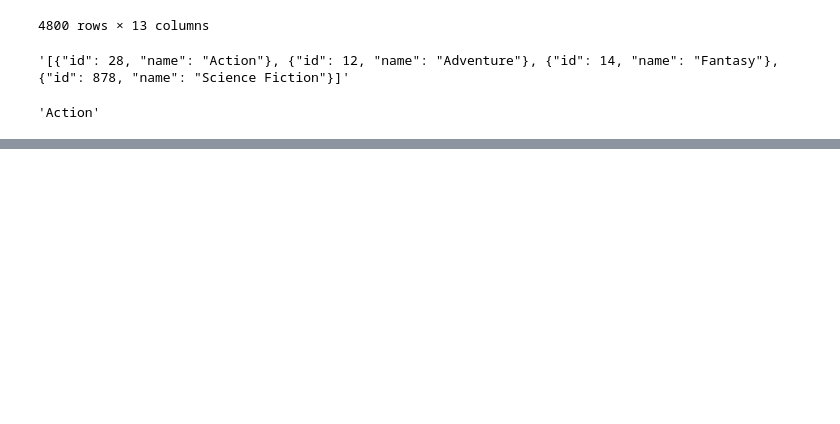
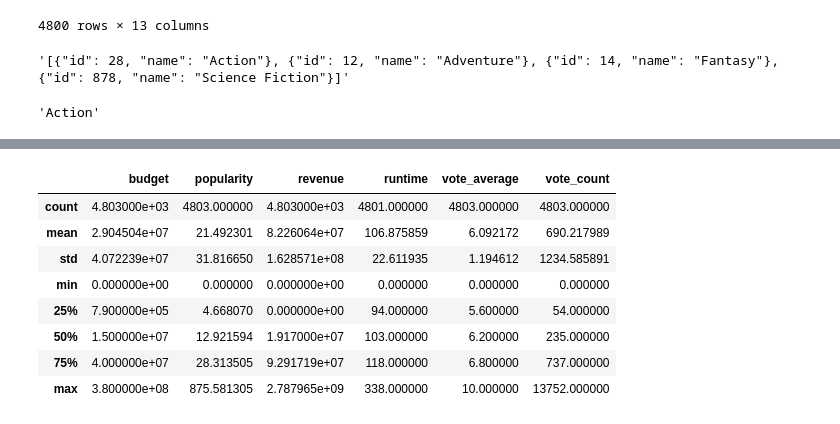
Before and after one commit to rafaelladuarte/film_rating_exploratory_analysis, a Jupyter notebook: analysis_tmdb.ipynb, the cells around one changed output, grey strips where cells are left out. Saved outputs shown, nothing was run; the diff lists cells and outputs as text; code cells hidden in the pictures; blank space fills up the shorter version.

Commit message:
finish treatment tmbd

```diff
--- a/analysis_tmdb.ipynb
+++ b/analysis_tmdb.ipynb
@@ -139,0 +160,3 @@ get_main_genre('[]')
+# %%
+df_tmbd["main_genre"] = df_tmbd["genres"].apply(lambda x: get_main_column(x))
+df_tmbd["main_genre"]
@@ -140,4 +176,4 @@ get_main_genre('[]')
 # %%
-df_tmbd["main_genre"] = df_tmbd["genres"].apply(lambda x: get_main_genre(x))
-df_tmbd["main_genre"]
+df_tmbd["main_company"] = df_tmbd["production_companies"].apply(lambda x: get_main_column(x))
+df_tmbd["main_company"]
 # %% [output]
@@ -166,0 +192,3 @@ df_tmbd["production_companies"][0]
+# %%
+df_tmbd["main_country"] = df_tmbd["production_countries"].apply(lambda x: get_main_column(x))
+df_tmbd["main_country"]
@@ -166,0 +215,2 @@ df_tmbd["production_companies"][0]
+# %%
+df_tmbd["year"] = df_tmbd["release_date"].str.split(pat="-",expand = True)[0]
@@ -166,0 +265,12 @@ df_tmbd["production_companies"][0]
+# %%
+df_tmbd.describe()
+# %% [output]
+|  | budget | popularity | revenue | runtime | vote_average | vote_count |
+| count | 4.803000e+03 | 4803.000000 | 4.803000e+03 | 4801.000000 | 4803.000000 | 4803.000000 |
+| mean | 2.904504e+07 | 21.492301 | 8.226064e+07 | 106.875859 | 6.092172 | 690.217989 |
+| std | 4.072239e+07 | 31.816650 | 1.628571e+08 | 22.611935 | 1.194612 | 1234.585891 |
+| min | 0.000000e+00 | 0.000000 | 0.000000e+00 | 0.000000 | 0.000000 | 0.000000 |
+| 25% | 7.900000e+05 | 4.668070 | 0.000000e+00 | 94.000000 | 5.600000 | 54.000000 |
+| 50% | 1.500000e+07 | 12.921594 | 1.917000e+07 | 103.000000 | 6.200000 | 235.000000 |
+| 75% | 4.000000e+07 | 28.313505 | 9.291719e+07 | 118.000000 | 6.800000 | 737.000000 |
+| max | 3.800000e+08 | 875.581305 | 2.787965e+09 | 338.000000 | 10.000000 | 13752.000000 |
```
Also changed, not shown: parts of 21 cells of this notebook.
